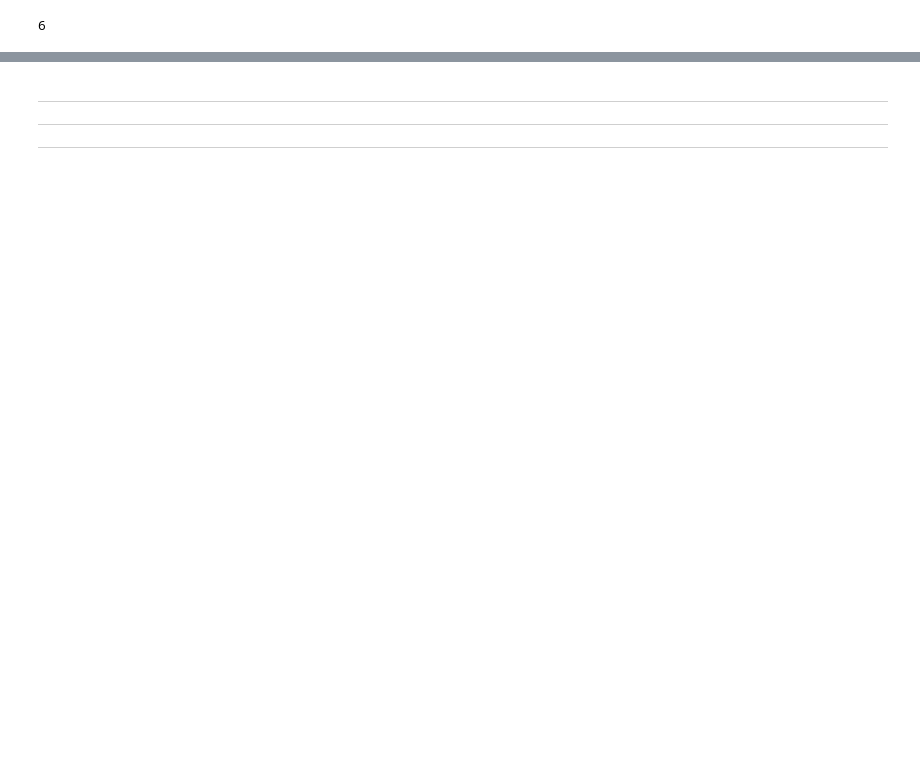
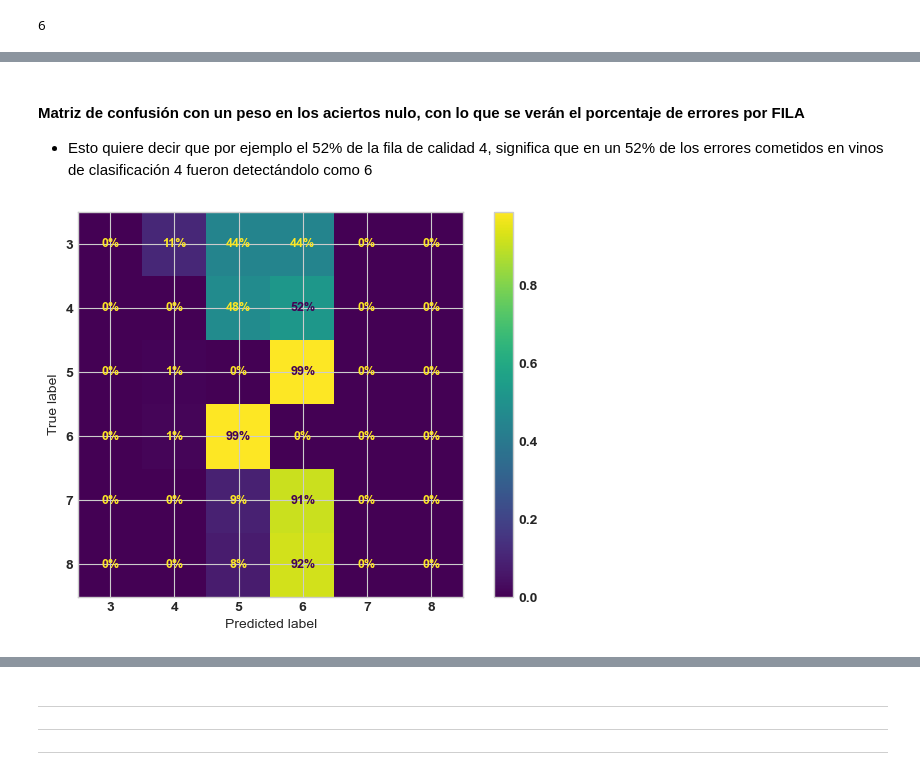
Before and after one commit to RobinGoldwing/golden-ML-wine, a Jupyter notebook: Wine-MultiClas-Ruben.ipynb, the cells around one changed output, grey strips where cells are left out. Drawn from its saved outputs; the diff is of its cells as text; code cells hidden in the pictures; blank space fills up the shorter version.

```diff
--- a/Wine-BinaryClas-Ruben.ipynb
+++ b/Wine-MultiClas-Ruben.ipynb
@@ -556,0 +697,12 @@ plt.show()
+# %% [markdown]
+#### Matriz de confusión con un peso en los aciertos nulo, con lo que se verán el porcentaje de errores por FILA
+- Esto quiere decir que por ejemplo el 52% de la fila de calidad 4, significa que en un 52% de los errores cometidos en vinos de clasificación 4 fueron detectándolo como 6
+# %%
+
+sample_weight = (y_train_pred != y_train)
+ConfusionMatrixDisplay.from_predictions(y_train, y_train_pred,
+                                        sample_weight=sample_weight,
+                                        normalize="true", values_format=".0%")
+plt.show()
+# %% [output]
+[figure, added]
```
Also changed, not shown: parts of 160 cells of this notebook.
